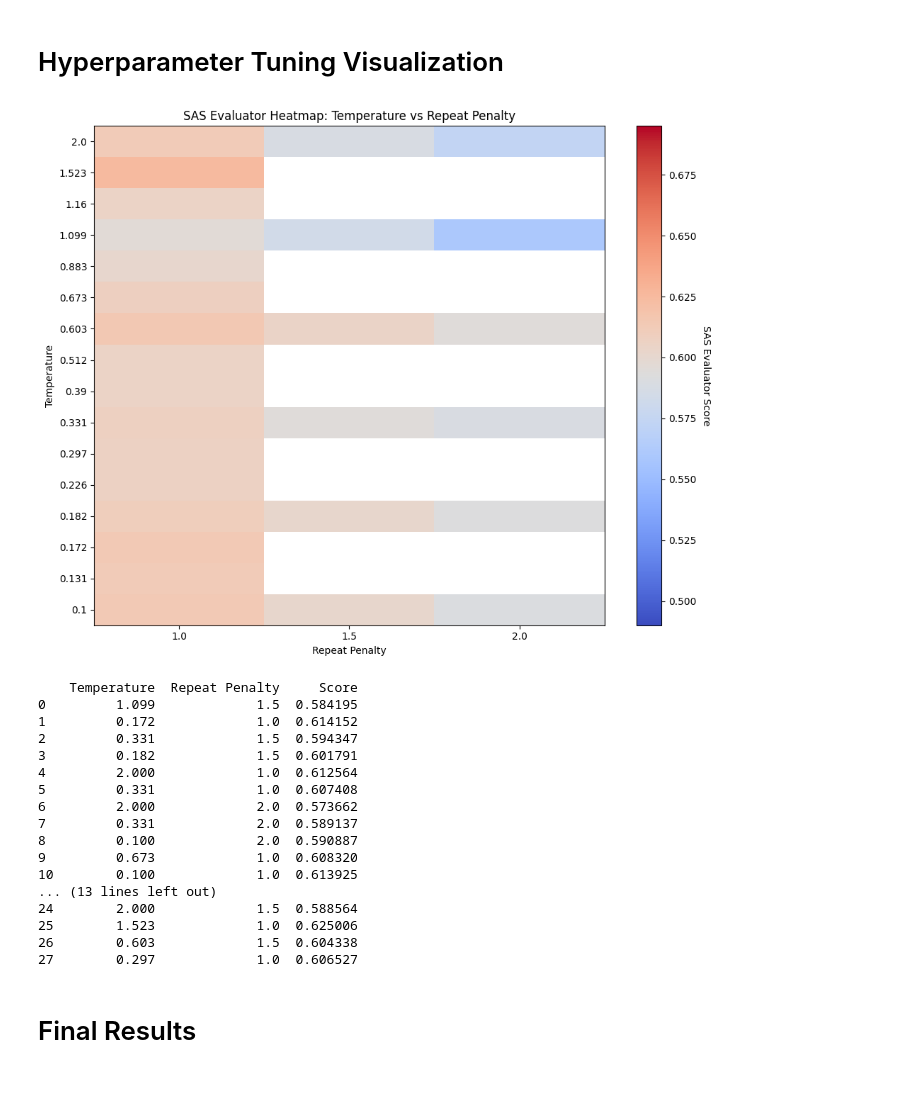
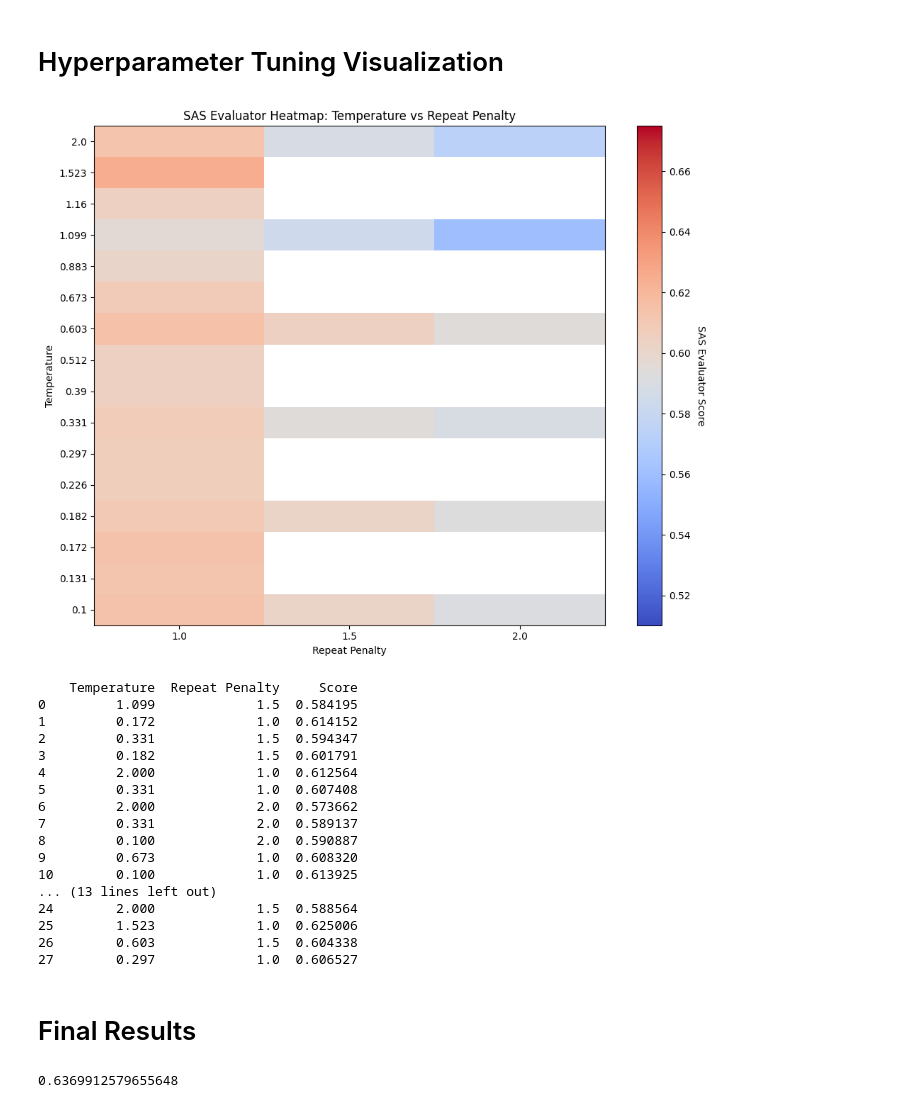
Before and after one commit to mategyerek/Capstone-RAG-project, a Jupyter notebook: Data Analysis Notebook.ipynb, the cells around one changed output. Drawn from its saved outputs; the diff is of its cells as text; code cells hidden in the pictures.

Commit message:
Final Results

```diff
--- a/Data Analysis Notebook.ipynb
+++ b/Data Analysis Notebook.ipynb
@@ -593,14 +595,14 @@ plt.show()
 # %%
 folder_path = 'results_temp_rp_optimization'
 evaluators = 'sas_evaluator'
 
 results = highest_eval(folder_path, evaluators)
-min_val = min(results.values()) - 0.07
-max_val = max(results.values()) + 0.07
+min_val = min(results.values()) - 0.05
+max_val = max(results.values()) + 0.05
 # Try with one color
 plot_temperature_vs_penalty(results, metric_name='SAS Evaluator', color_range = (min_val, max_val))
 # %% [output]
-[figure, old version]
+[figure, new version]
     Temperature  Repeat Penalty     Score
 0         1.099             1.5  0.584195
 1         0.172             1.0  0.614152
@@ -620,3 +622,9 @@ plot_temperature_vs_penalty(results, metric_name='SAS Evaluator', color_range =
 27        0.297             1.0  0.606527
 # %% [markdown]
 # Final Results
+# %%
+df = pd.read_csv("./results_test/results_multi-qa-mpnet-base-dot-v1_model_weights_Mistral-7B-Instruct-v0.3-Q4_K_M.gguf_1.523_1_dot_product.csv")
+mean = df['sas_evaluator'].mean()
+print(mean)
+# %% [output]
+0.6369912579655648
```
Also changed, not shown: parts of 4 cells of this notebook, 1 other file.
